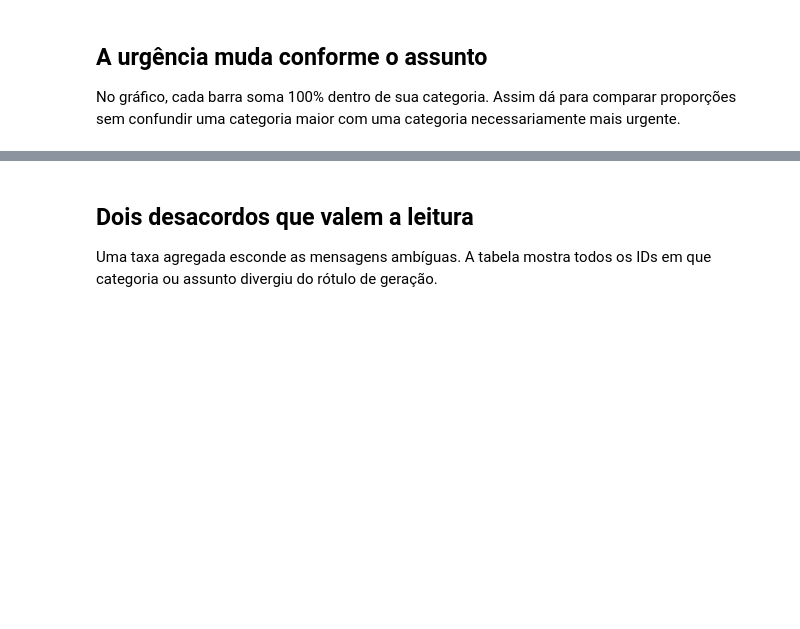
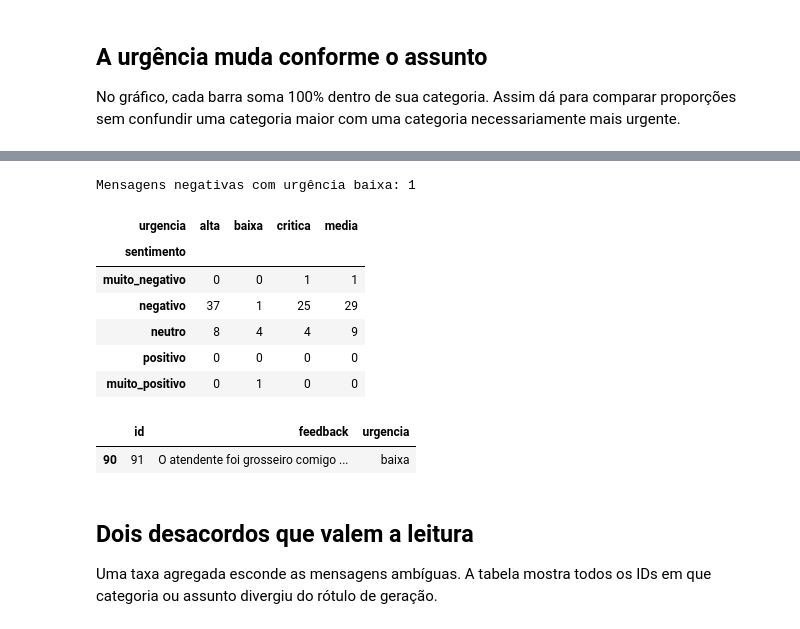
Before and after one commit to guimalucas/AI-Customer-Intelligence, a Jupyter notebook: 01_customer_feedback_analysis.ipynb, the cells around one changed output, grey strips where cells are left out. Cells and saved outputs as stored; diff of their text form; code cells hidden in the pictures; blank space fills up the shorter version.

Commit message:
Amplia analise exploratoria de feedbacks no notebook (#2)

```diff
--- a/01_customer_feedback_analysis.ipynb
+++ b/01_customer_feedback_analysis.ipynb
@@ -82,3 +130,20 @@ pix_nao_reconhecido       5
+# %%
+cruzamento = pd.crosstab(df["sentimento"], df["urgencia"])
+display(cruzamento.reindex(["muito_negativo", "negativo", "neutro", "positivo", "muito_positivo"], fill_value=0))
+exemplos = df.loc[df["sentimento"].eq("negativo") & df["urgencia"].eq("baixa"), ["id", "feedback", "urgencia"]]
+print(f"Mensagens negativas com urgência baixa: {len(exemplos)}")
+display(exemplos.head(3))
+# %% [output]
+Mensagens negativas com urgência baixa: 1
+| urgencia | alta | baixa | critica | media |
+| sentimento |  |  |  |  |
+| muito_negativo | 0 | 0 | 1 | 1 |
+| negativo | 37 | 1 | 25 | 29 |
+| neutro | 8 | 4 | 4 | 9 |
+| positivo | 0 | 0 | 0 | 0 |
+| muito_positivo | 0 | 1 | 0 | 0 |
+|  | id | feedback | urgencia |
+| 90 | 91 | O atendente foi grosseiro comigo ... | baixa |
 # %% [markdown]
 ## Dois desacordos que valem a leitura
 
```
Also changed, not shown: parts of 9 cells of this notebook.
